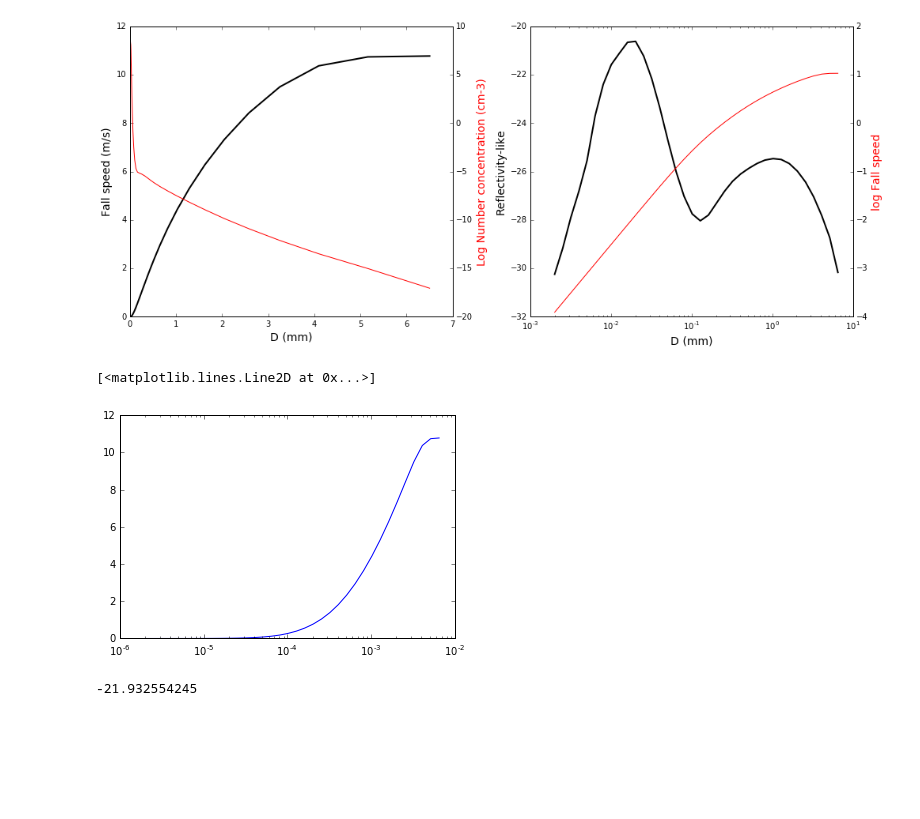
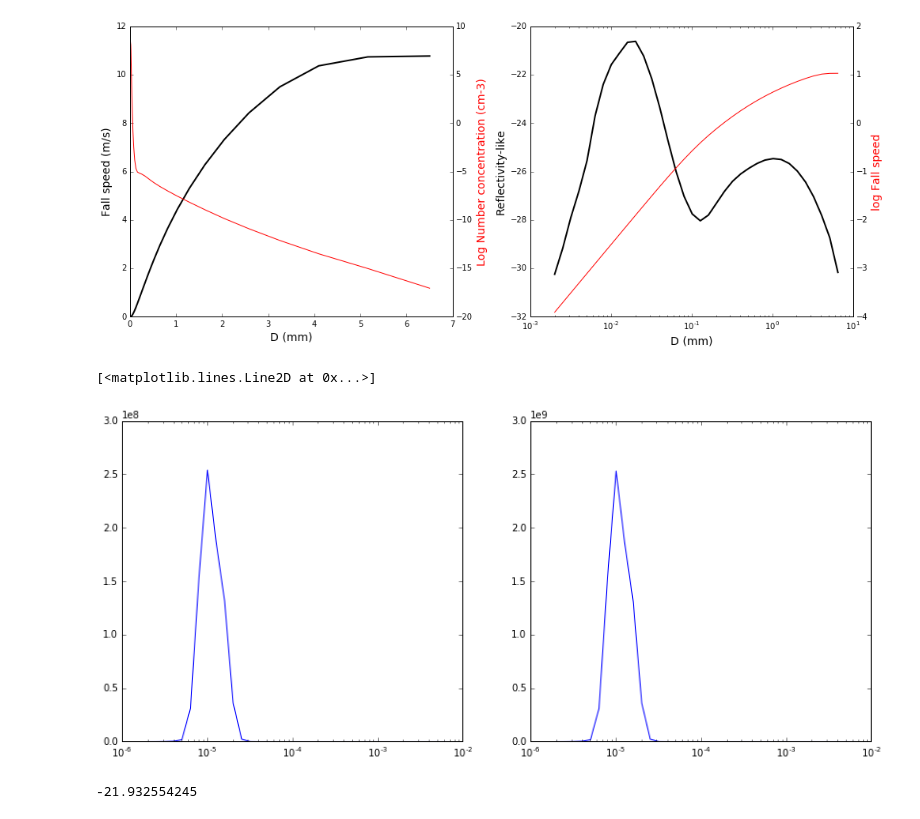
Before and after one commit to mvanlierwalq/IPy_NB_Public, a Jupyter notebook: plot_mrdss_out.ipynb, the cells around one changed output. Cells and saved outputs as stored; diff of their text form; code cells hidden in the pictures; blank space fills up the shorter version.

Commit message:
changed mrdss out
added plots analysis etc

```diff
--- a/plot_mrdss_out.ipynb
+++ b/plot_mrdss_out.ipynb
@@ -50,9 +51,11 @@ dbz_mie = np.ma.masked_where(np.isinf(dbz_mie),dbz_mie)
 print dbz_mie.shape
 print dbz_sim.shape
 print zd.shape
-xidx = 59
-yidx = 69
+xidx = 7
+yidx = 20
 zidx = 64
+print dbz_mie[zidx,yidx,xidx]
+print mdv[zidx,yidx,xidx]
 # %% [output]
 (145, 128, 128)
 (164, 128, 128)
@@ -171,6 +176,7 @@ qv = nc.variables['qv'][:,:,:]
 nd = nc.variables['dN_drops'][:,zidx-1,yidx-1,xidx-1]
 vfall = nc.variables['vfall_drops'][:,zidx-1]
 D  = 2.*nc.variables['r_drops'][:]
+De = 2.*nc.variables['rbound_drops'][:]
 nc.close()
 print P[zidx-1]
 print T[zidx-1,yidx-1,xidx-1]
@@ -203,12 +209,16 @@ plt.tight_layout()
 # %% [output]
 [figure]
 # %%
+fig = plt.figure(figsize=(14,6))
+ax1  = fig.add_subplot(121)
+ax1.semilogx(D,nd)
+ax2  = fig.add_subplot(122)
+ax2.semilogx(D,nd/(np.log10(De[1:]/De[0:-1])))
 #plt.semilogx(D,nd)
-#plt.semilogx(D,nd)
-plt.semilogx(D,vfall)
+#plt.semilogx(D,vfall)
 # %% [output]
 [<matplotlib.lines.Line2D at 0x...>]
-[figure, old version]
+[figure, new version]
 # %%
 print 10.*np.log10(np.sum(nd*(D*1.e3)**6))
 # %% [output]
```
Also changed, not shown: parts of 20 cells of this notebook.
